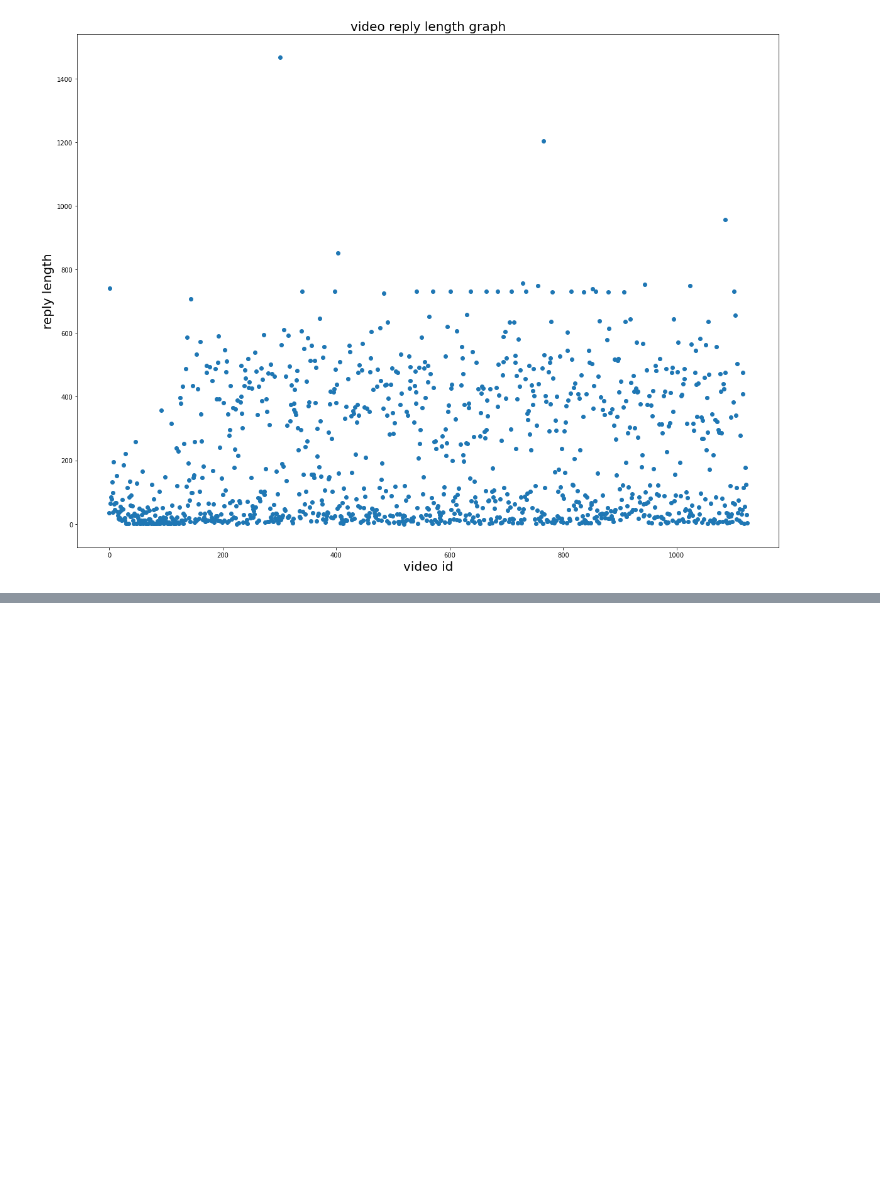
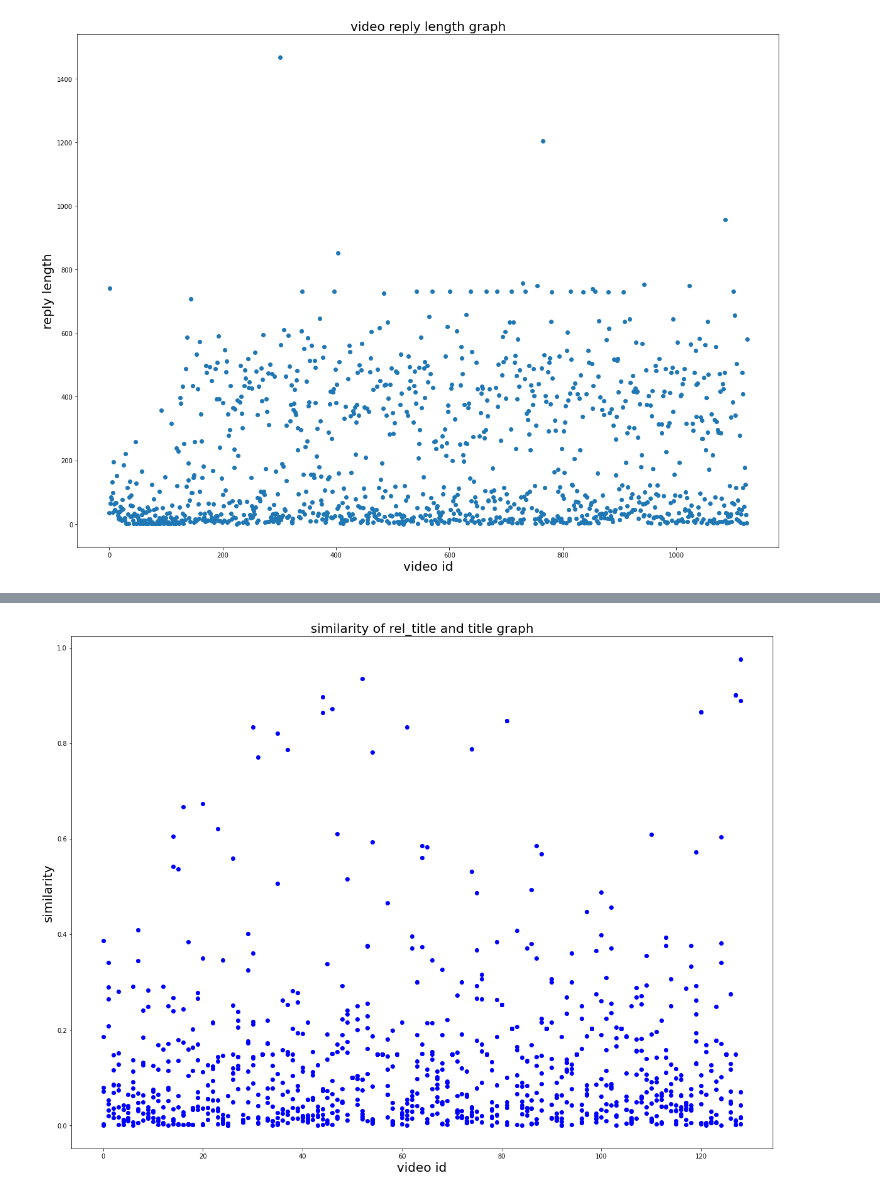
Before and after one commit to rejoicesyc/bilibili-spider, a Jupyter notebook: buffer.ipynb, the cells around one changed output, grey strips where cells are left out. Cells and saved outputs as stored; diff of their text form; code cells hidden in the pictures; blank space fills up the shorter version.

```diff
--- a/buffer.ipynb
+++ b/buffer.ipynb
@@ -71,0 +83,25 @@ stpwrd_dic.close()
+# %%
+def get_similarities(texts,keyword):
+    sim=[]
+    texts = [lcut(text) for text in texts]
+    dictionary = Dictionary(texts)
+    num_features = len(dictionary.token2id)
+    corpus = [dictionary.doc2bow(text) for text in texts]
+    kw_vector = dictionary.doc2bow(lcut(keyword))
+    tfidf = TfidfModel(corpus)
+    tf_texts = tfidf[corpus]
+    tf_kw = tfidf[kw_vector]
+    sparse_matrix = SparseMatrixSimilarity(tf_texts, num_features)
+    similarities = sparse_matrix.get_similarities(tf_kw)
+    for e, s in enumerate(similarities, 1):
+        # print('kw 与 text%d 相似度为：%.2f' % (e, s))
+        sim.append(s)
+    return sim
+# %%
+title_sims=[]
+for i in range(len(reply)):
+    sim=get_similarities(rel_titles[i],titles[i])
+    print(len(sim))
+    if not all(sim)==0:
+        title_sims.append(sim+[0]*(20-len(sim)))
+# print(title_sims)
@@ -71,0 +126,14 @@ stpwrd_dic.close()
+# %%
+title_sim_ar=(list(map(list, zip(*title_sims))))
+# %%
+plt.figure(figsize=(20,15))
+x=[i for i in range(len(title_sims))]
+for i in range(len(title_sim_ar)):
+    plt.scatter(x,title_sim_ar[i],c='b')
+plt.xlabel('video id',fontsize=20)
+plt.ylabel('similarity',fontsize=20)
+plt.title('similarity of rel_title and title graph',fontsize=20)
+plt.savefig('./picture_result/reltitle_title_similarity.png')
+plt.show()
+# %% [output]
+[figure, added]
```
Also changed, not shown: parts of 8 cells of this notebook, 1 other file.
